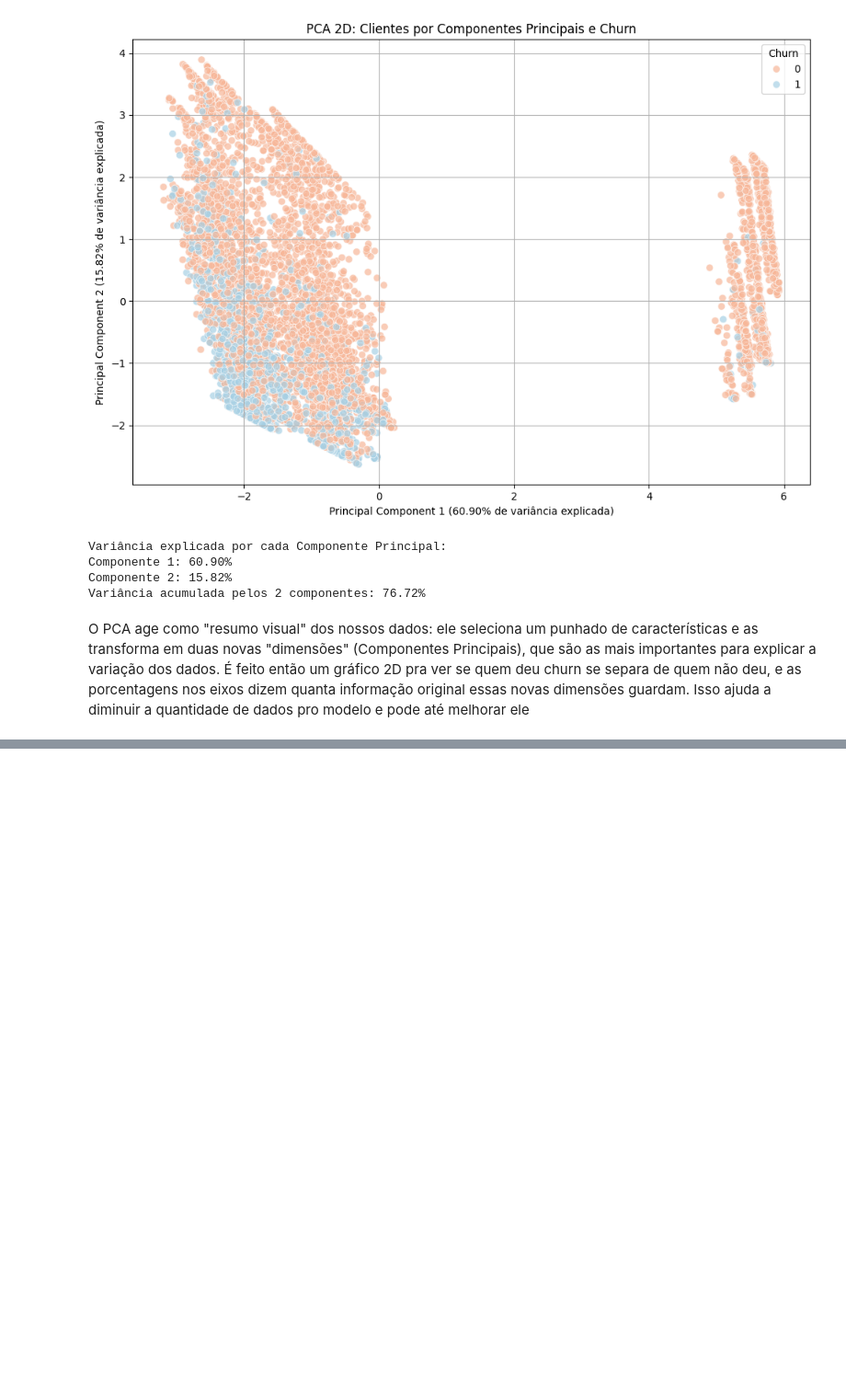
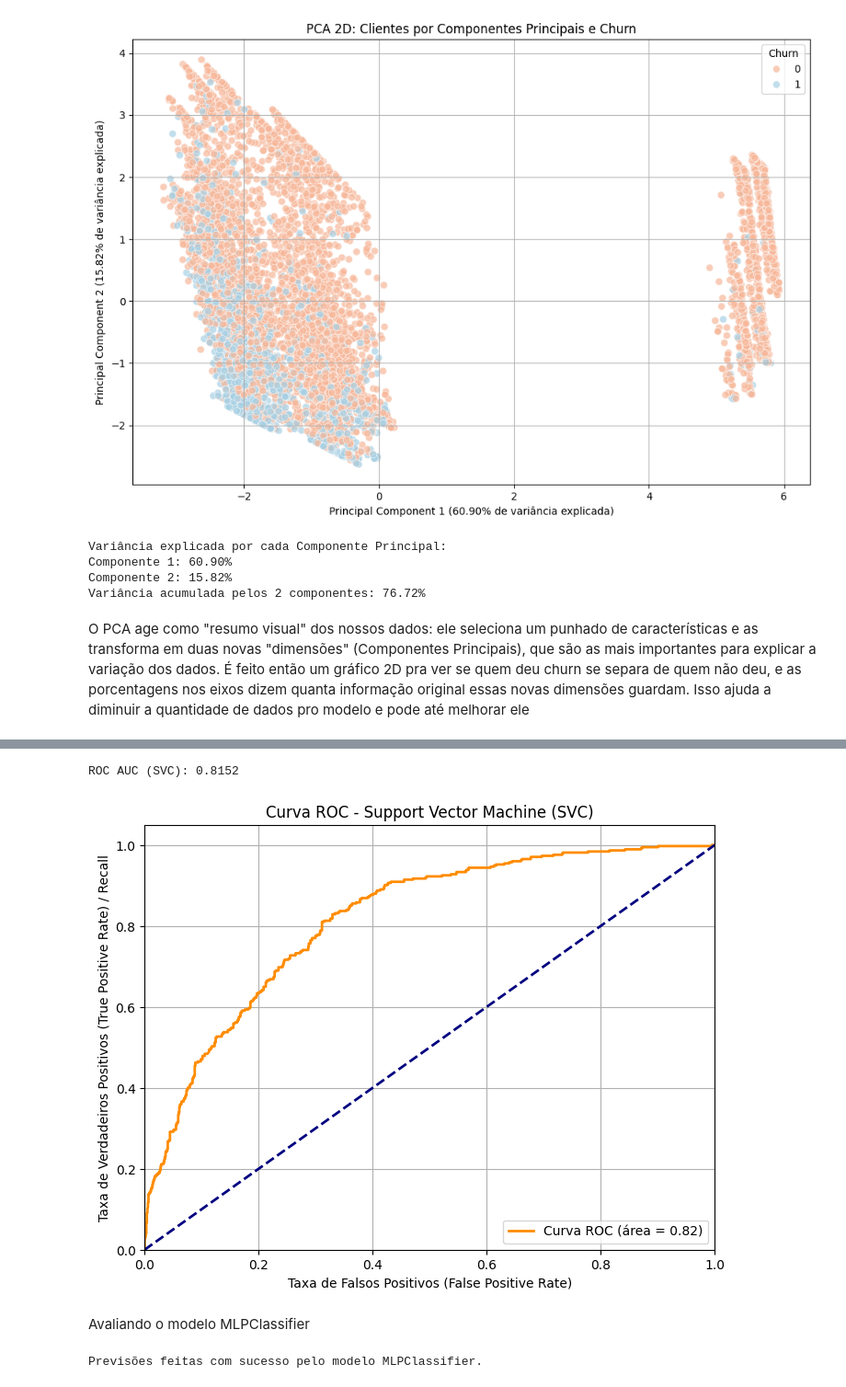
Before and after one commit to Reynaldo-Barauna/TrabalhoIA-Previsao-de-Churn, a Jupyter notebook: src/notebooks/TrabalhoIA.ipynb, the cells around one changed output, grey strips where cells are left out. Shown at 92% size. Saved outputs shown, nothing was run; the diff lists cells and outputs as text; code cells hidden in the pictures; blank space fills up the shorter version.

```diff
--- a/src/notebooks/TrabalhoIA.ipynb
+++ b/src/notebooks/TrabalhoIA.ipynb
@@ -648,0 +1085,28 @@ Para os clientes com valores mais baixos no PC1 (lado esquerdo do gráfico), o P
+# %%
+#ROC-AUC
+if y_pred_proba_svc is not None:
+    roc_auc_svc = roc_auc_score(y_test, y_pred_proba_svc)
+    print(f"\nROC AUC (SVC): {roc_auc_svc:.4f}")
+    fpr_svc, tpr_svc, thresholds_svc = roc_curve(y_test, y_pred_proba_svc)
+    plot_roc_curve(fpr_svc, tpr_svc, roc_auc_svc, "Support Vector Machine (SVC)")
+# %% [output]
+ROC AUC (SVC): 0.8152
+[figure, added]
+# %% [markdown]
+Avaliando o modelo MLPClassifier
+# %%
+model = best_mlp_model # Seleciona o melhor modelo de MLPClassifier
+
+#Fazer Previsões
+y_pred_mlp = model.predict(X_test)
+
+# Para ROC AUC, precisamos das probabilidades da classe positiva (Churn=1)
+if hasattr(model, 'predict_proba'):
+    y_pred_proba_mlp = model.predict_proba(X_test)[:, 1] # Probabilidade da classe positiva (1)
+else:
+    print("Atenção: O modelo MLPClassifier não suporta predict_proba. ROC-AUC não será calculado.")
+    y_pred_proba_mlp = None
+
+print("Previsões feitas com sucesso pelo modelo MLPClassifier.")
+# %% [output]
+Previsões feitas com sucesso pelo modelo MLPClassifier.
```
Also changed, not shown: parts of 46 cells of this notebook.
